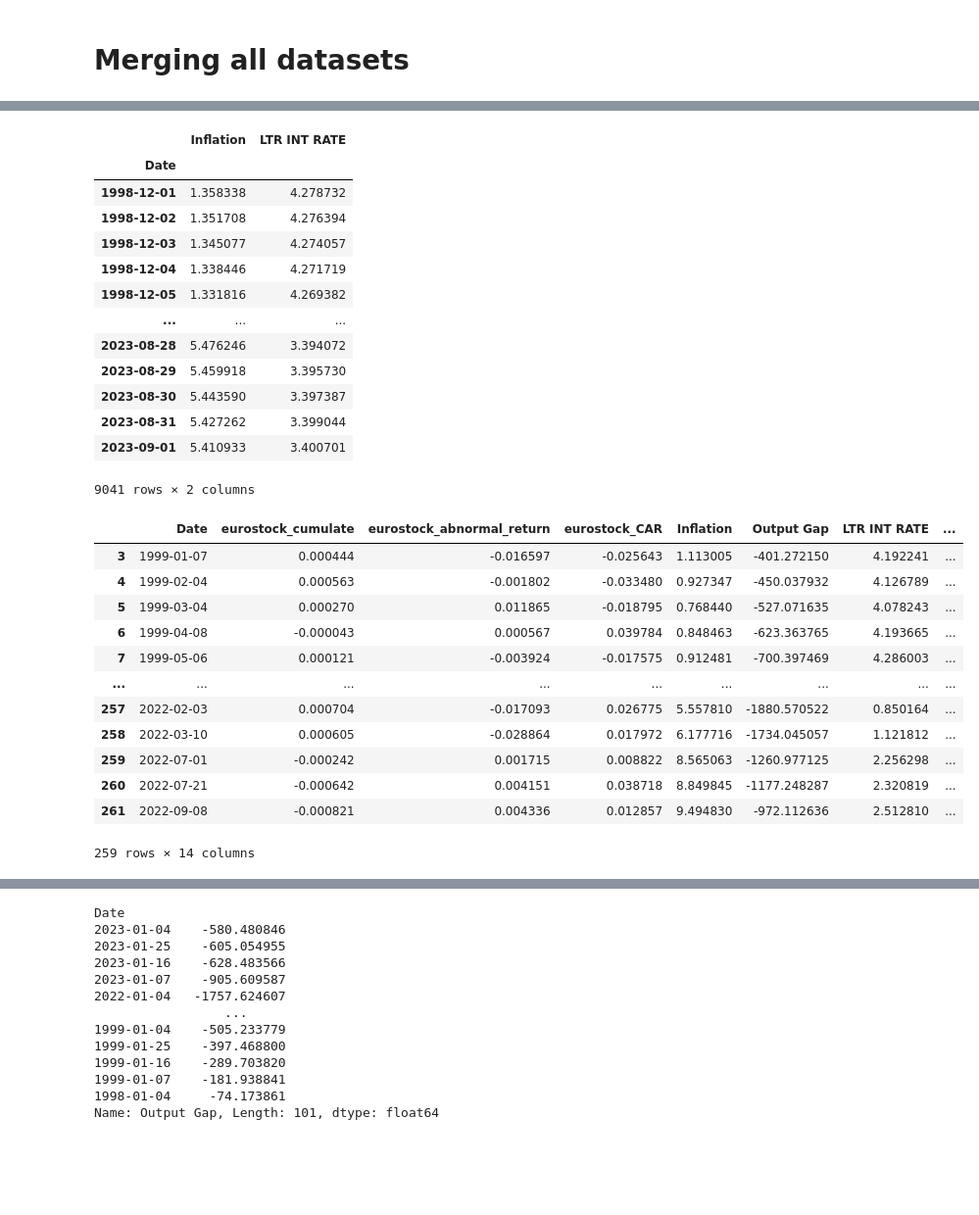
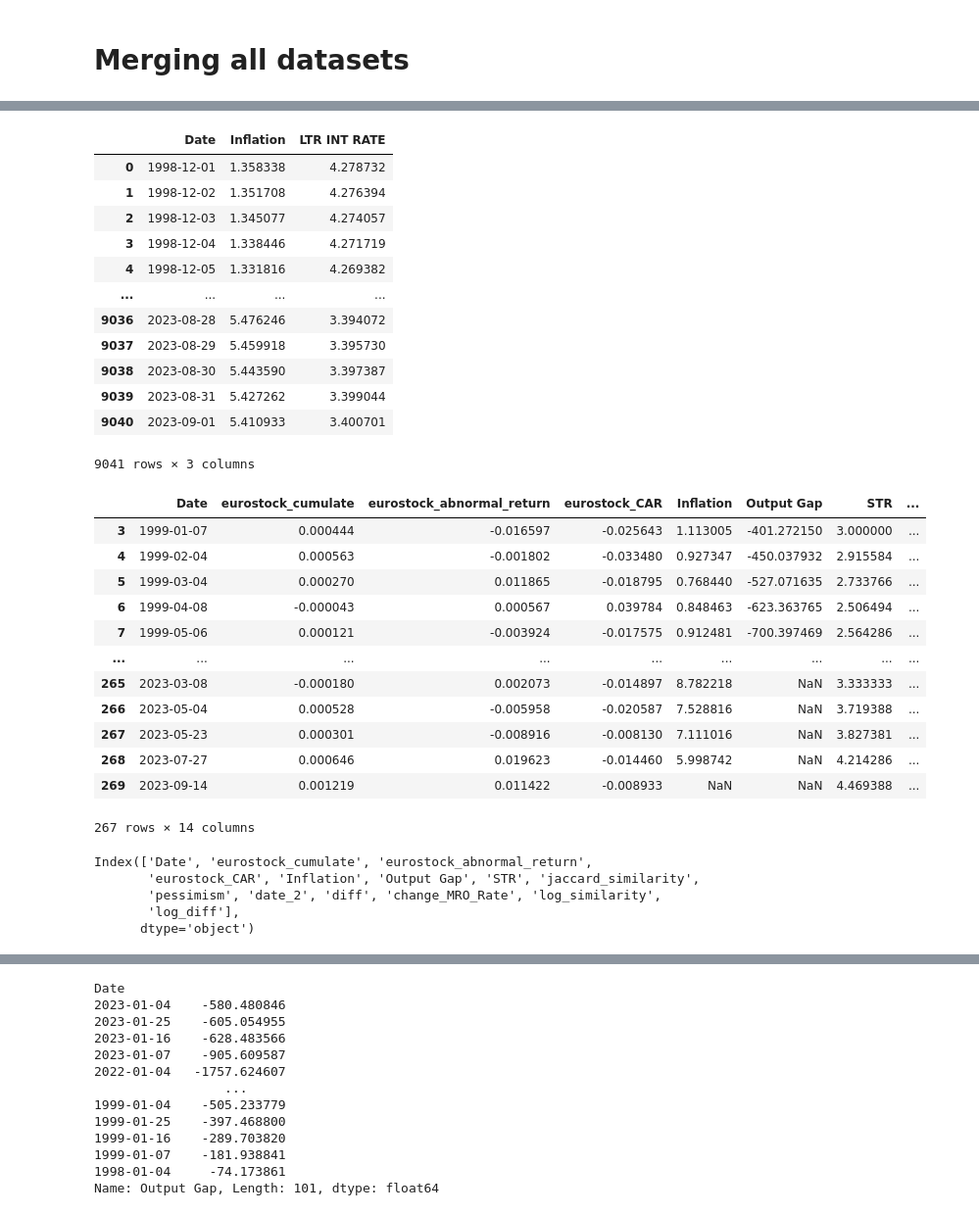
Before and after one commit to zgcharaf/ECB-similarity-NLP, a Jupyter notebook: 2_MODELLING/2_MODELLING-Regression BERT Hug.ipynb, the cells around one changed output, grey strips where cells are left out. Shown at 98% size. Cells and saved outputs as stored; diff of their text form; code cells hidden in the pictures; blank space fills up the shorter version.

```diff
--- a/2_MODELLING/2_MODELLING-Regression BERT Hug.ipynb
+++ b/2_MODELLING/2_MODELLING-Regression BERT Hug.ipynb
@@ -761,0 +730,2 @@ df_mro['Rate'] = df_mro['LTR INT RATE'].astype(float)
+# %%
+stri_daily['STR']=stri_daily['STR'].astype('float')
@@ -762,2 +749,2 @@ df_mro['Rate'] = df_mro['LTR INT RATE'].astype(float)
 # %%
-df_mro_daily
+df_mro_daily=df_mro_daily.reset_index()
@@ -794,7 +794,7 @@ def daterange(date1, date2):
 
 date_ = []
 start_dt = date(1998, 12, 1)
-end_dt = date(2022, 10, 1)
+end_dt = date(2023, 10, 25)
 for dt in daterange(start_dt, end_dt):
     date_.append(dt.strftime("%Y-%m-%d"))
 df_date = pd.DataFrame(date_, columns=['Date'])
@@ -803,20 +803,21 @@ df_date['Date'] = df_date['Date'].astype('datetime64[ns]')
 df_mro_daily=df_mro_daily
 df_mro_daily
 # %% [output]
-|  | Inflation | LTR INT RATE |
-| Date |  |  |
-| 1998-12-01 | 1.358338 | 4.278732 |
-| 1998-12-02 | 1.351708 | 4.276394 |
-| 1998-12-03 | 1.345077 | 4.274057 |
-| 1998-12-04 | 1.338446 | 4.271719 |
-| 1998-12-05 | 1.331816 | 4.269382 |
-| ... | ... | ... |
-| 2023-08-28 | 5.476246 | 3.394072 |
-| 2023-08-29 | 5.459918 | 3.395730 |
-| 2023-08-30 | 5.443590 | 3.397387 |
-| 2023-08-31 | 5.427262 | 3.399044 |
-| 2023-09-01 | 5.410933 | 3.400701 |
+|  | Date | Inflation | LTR INT RATE |
+| 0 | 1998-12-01 | 1.358338 | 4.278732 |
+| 1 | 1998-12-02 | 1.351708 | 4.276394 |
+| 2 | 1998-12-03 | 1.345077 | 4.274057 |
+| 3 | 1998-12-04 | 1.338446 | 4.271719 |
+| 4 | 1998-12-05 | 1.331816 | 4.269382 |
+| ... | ... | ... | ... |
+| 9036 | 2023-08-28 | 5.476246 | 3.394072 |
+| 9037 | 2023-08-29 | 5.459918 | 3.395730 |
+| 9038 | 2023-08-30 | 5.443590 | 3.397387 |
+| 9039 | 2023-08-31 | 5.427262 | 3.399044 |
+| 9040 | 2023-09-01 | 5.410933 | 3.400701 |
-9041 rows × 2 columns
+9041 rows × 3 columns
+# %%
+stri_daily=stri_daily.reset_index()
 # %%
 import warnings
 warnings.filterwarnings("ignore")
@@ -825,56 +826,63 @@ warnings.filterwarnings("ignore")
 df_not_clean = pd.merge(df_date,df_eurostock_final,how='left',on=['Date'])
 df_not_clean_2 = pd.merge(df_not_clean,df_ogap_daily,how='left',on=['Date'])
 df_not_clean_3 = pd.merge(df_not_clean_2,df_mro_daily,how='left',on=['Date'])
-
+df_not_clean_4=df_not_clean_3.merge(stri_daily, on='Date',how='left')
 df_conf.rename(columns={'date':'Date'}, inplace=True)
 df_conf['Date'] = df_conf['Date'].astype('datetime64[ns]')
 
-df_final_not_clean = pd.merge(df_not_clean_3,df_conf,how='left',on=['Date'])
+df_final_not_clean = pd.merge(df_not_clean_4,df_conf,how='left',on=['Date'])
 
 df_final_not_clean.set_index('Date', inplace=True)
 df_final_not_clean.dropna(axis = 0, how = 'all', inplace = True)
 df_final_not_clean.reset_index(inplace=True)
 
 # Interpolate our variables with a daily granularity
 df_final_not_clean.HICP = df_final_not_clean['Inflation'].interpolate()
 df_final_not_clean.output_gap = df_final_not_clean['Output Gap'].interpolate()
-df_final_not_clean.mro = df_final_not_clean['LTR INT RATE'].interpolate()
+df_final_not_clean.mro = df_final_not_clean['STR'].interpolate()
 
 
-#df_final_not_clean = df_final_not_clean [['Date','jaccard_similarity','pessimism','pessimism_2','eurostock_cumulate','eurostock_abnormal_return', 'eurostock_CAR', 'Inflation', 'Gdp growth', 'mro', 'diff']]
 df_final_not_clean = df_final_not_clean [['Date', 'eurostock_cumulate', 'eurostock_abnormal_return',
-       'eurostock_CAR', 'Inflation', 'Output Gap', 'LTR INT RATE',
+       'eurostock_CAR', 'Inflation', 'Output Gap', 'STR',
 
        'jaccard_similarity', 'pessimism', 'date_2', 'diff']]
 df_final_not_clean.drop_duplicates(subset=['jaccard_similarity','diff'], inplace=True)
 
 #Calculating MRO returns
-df_final_not_clean['change_MRO_Rate'] = df_final_not_clean['LTR INT RATE'].diff(1)
+df_final_not_clean['change_MRO_Rate'] = df_final_not_clean['STR'].diff(1)
 
 #Calculating log for similarity and for Time variable (log_diff)
 df_final_not_clean['log_similarity'] = np.log(df_final_not_clean['jaccard_similarity'])
 df_final_not_clean['log_diff'] = np.log(df_final_not_clean['diff'].values)
 
 # filling in the remaining missing data w/ latest value
 df_final_not_clean.eurostock_cumulate.ffill(inplace=True)
 df_final_not_clean.eurostock_abnormal_return.ffill(inplace=True)
 df_final_not_clean.eurostock_CAR.ffill(inplace=True)
 
 
 df_final_not_clean.reset_index(inplace=True, drop=True)
 df_final_not_clean = df_final_not_clean[df_final_not_clean.Date > '1998-12-31']
 df_final_not_clean
 # %% [output]
-|  | Date | eurostock_cumulate | eurostock_abnormal_return | eurostock_CAR | Inflation | Output Gap | LTR INT RATE | ... |
-| 3 | 1999-01-07 | 0.000444 | -0.016597 | -0.025643 | 1.113005 | -401.272150 | 4.192241 | ... |
-| 4 | 1999-02-04 | 0.000563 | -0.001802 | -0.033480 | 0.927347 | -450.037932 | 4.126789 | ... |
-| 5 | 1999-03-04 | 0.000270 | 0.011865 | -0.018795 | 0.768440 | -527.071635 | 4.078243 | ... |
-| 6 | 1999-04-08 | -0.000043 | 0.000567 | 0.039784 | 0.848463 | -623.363765 | 4.193665 | ... |
-| 7 | 1999-05-06 | 0.000121 | -0.003924 | -0.017575 | 0.912481 | -700.397469 | 4.286003 | ... |
+|  | Date | eurostock_cumulate | eurostock_abnormal_return | eurostock_CAR | Inflation | Output Gap | STR | ... |
+| 3 | 1999-01-07 | 0.000444 | -0.016597 | -0.025643 | 1.113005 | -401.272150 | 3.000000 | ... |
+| 4 | 1999-02-04 | 0.000563 | -0.001802 | -0.033480 | 0.927347 | -450.037932 | 2.915584 | ... |
+| 5 | 1999-03-04 | 0.000270 | 0.011865 | -0.018795 | 0.768440 | -527.071635 | 2.733766 | ... |
+| 6 | 1999-04-08 | -0.000043 | 0.000567 | 0.039784 | 0.848463 | -623.363765 | 2.506494 | ... |
+| 7 | 1999-05-06 | 0.000121 | -0.003924 | -0.017575 | 0.912481 | -700.397469 | 2.564286 | ... |
 | ... | ... | ... | ... | ... | ... | ... | ... | ... |
-| 257 | 2022-02-03 | 0.000704 | -0.017093 | 0.026775 | 5.557810 | -1880.570522 | 0.850164 | ... |
-| 258 | 2022-03-10 | 0.000605 | -0.028864 | 0.017972 | 6.177716 | -1734.045057 | 1.121812 | ... |
-| 259 | 2022-07-01 | -0.000242 | 0.001715 | 0.008822 | 8.565063 | -1260.977125 | 2.256298 | ... |
-| 260 | 2022-07-21 | -0.000642 | 0.004151 | 0.038718 | 8.849845 | -1177.248287 | 2.320819 | ... |
-| 261 | 2022-09-08 | -0.000821 | 0.004336 | 0.012857 | 9.494830 | -972.112636 | 2.512810 | ... |
+| 265 | 2023-03-08 | -0.000180 | 0.002073 | -0.014897 | 8.782218 | NaN | 3.333333 | ... |
+| 266 | 2023-05-04 | 0.000528 | -0.005958 | -0.020587 | 7.528816 | NaN | 3.719388 | ... |
+| 267 | 2023-05-23 | 0.000301 | -0.008916 | -0.008130 | 7.111016 | NaN | 3.827381 | ... |
+| 268 | 2023-07-27 | 0.000646 | 0.019623 | -0.014460 | 5.998742 | NaN | 4.214286 | ... |
+| 269 | 2023-09-14 | 0.001219 | 0.011422 | -0.008933 | NaN | NaN | 4.469388 | ... |
-259 rows × 14 columns
+267 rows × 14 columns
+# %%
+df_final_not_clean.columns
+# %% [output]
+Index(['Date', 'eurostock_cumulate', 'eurostock_abnormal_return',
+       'eurostock_CAR', 'Inflation', 'Output Gap', 'STR', 'jaccard_similarity',
+       'pessimism', 'date_2', 'diff', 'change_MRO_Rate', 'log_similarity',
+       'log_diff'],
+      dtype='object')
```
Also changed, not shown: parts of 49 cells of this notebook, 11 other files.
